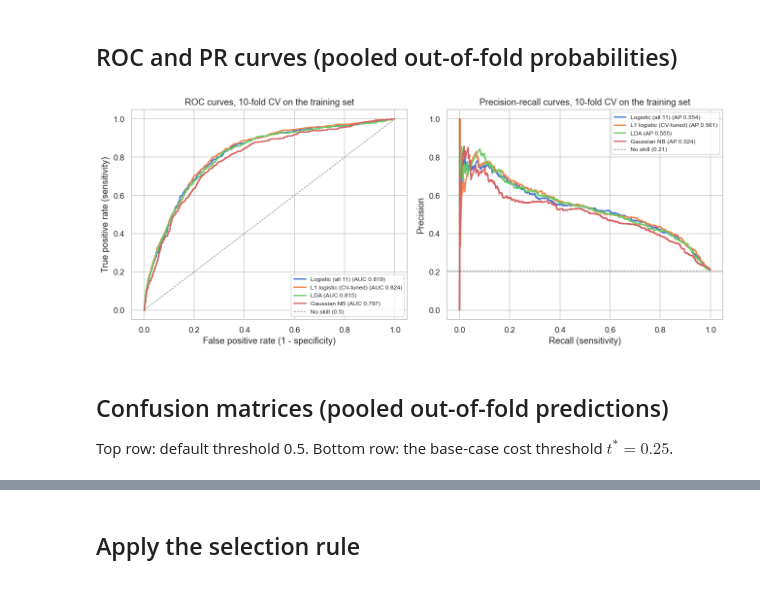
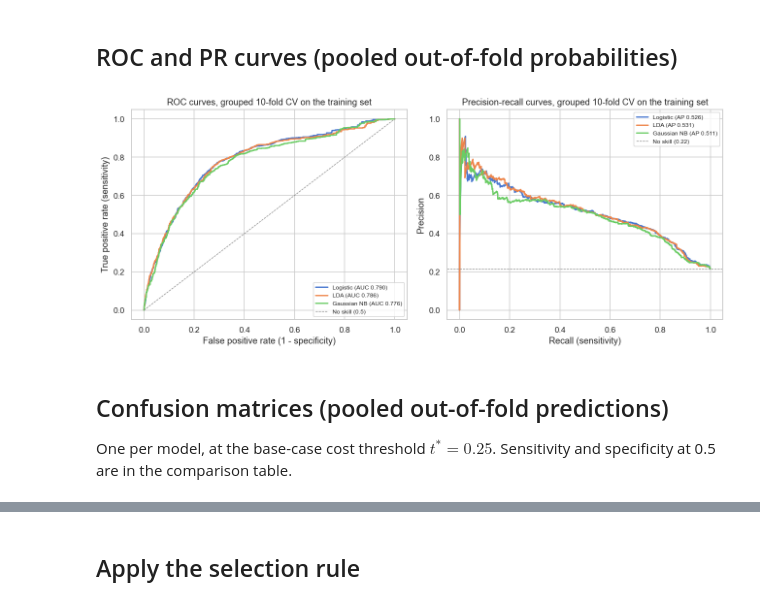
Before and after one commit to ryanc9029/dsa211-wine, a Jupyter notebook: 03_model_comparison.ipynb, the cells around one changed output, grey strips where cells are left out. Saved outputs shown, nothing was run; the diff lists cells and outputs as text; code cells hidden in the pictures.

```diff
--- a/03_model_comparison.ipynb
+++ b/03_model_comparison.ipynb
@@ -39,15 +42,15 @@ from sklearn.base import clone
 from sklearn.metrics import (average_precision_score, roc_auc_score, roc_curve,
                              precision_recall_curve, confusion_matrix)
 
-from wine_utils import (load_train, make_cv, candidate_models, OneSELassoLogit,
-                        expected_cost, C_FP, C_FN_BASE)
+from wine_utils import load_train, make_cv, candidate_models, expected_cost, C_FP, C_FN_BASE
 
 sns.set_theme(style='whitegrid', palette='muted')
 plt.rcParams['figure.dpi'] = 110
 os.makedirs('results', exist_ok=True)
 
-X, y = load_train()
+X, y, groups = load_train()
 cv = make_cv(10)
+splits = list(cv.split(X, y, groups))
 T_STAR = C_FP / (C_FP + C_FN_BASE)
-print(X.shape, 'share good =', y.mean().round(3), ' t* =', T_STAR)
+print(X.shape, '| unique wines =', groups.nunique(), '| share good =', y.mean().round(3), '| t* =', T_STAR)
 # %% [output]
@@ -115,0 +61,9 @@ dtype: float64
+# %%
+fold_info = []
+for k, (tr, va) in enumerate(splits):
+    assert not set(groups.iloc[tr]) & set(groups.iloc[va]), f'wine_id on both sides of fold {k}'
+    fold_info.append({'fold': k, 'validation rows': len(va),
+                      'validation wines': groups.iloc[va].nunique(),
+                      'share good': y.iloc[va].mean()})
+print('No wine_id appears in both the training and validation side of any fold.')
+pd.DataFrame(fold_info).round(3).set_index('fold').T
@@ -128,25 +88,19 @@ def fold_metrics(y_true, prob):
     out[f'Cost/wine @{T_STAR:g}'] = expected_cost(y_true, prob, T_STAR, C_FN_BASE)
     return out
 
-rows, lasso_folds = [], []
-oof = pd.DataFrame({'y': y.values, 'fold': -1}, index=X.index)
+rows = []
+oof = pd.DataFrame({'y': y.values, 'fold': -1, 'wine_id': groups.values}, index=X.index)
+names = list(candidate_models())
 
 with warnings.catch_warnings():
     warnings.simplefilter('ignore', category=RuntimeWarning)
     for name, model in candidate_models().items():
-        for k, (tr, va) in enumerate(cv.split(X, y)):
+        for k, (tr, va) in enumerate(splits):
             m = clone(model).fit(X.iloc[tr], y.iloc[tr])
             prob = m.predict_proba(X.iloc[va])[:, 1]
             oof.iloc[va, oof.columns.get_loc('fold')] = k
             oof.loc[X.index[va], name] = prob
-            if isinstance(m, OneSELassoLogit):
-                n = int((m.pipeline_.named_steps['model'].coef_ != 0).sum())
-                lasso_folds.append({'fold': k, 'degree': m.degree_, 'C': m.C_,
-                                    'terms': n, 'predictors': len(m.predictors_used_)})
-            else:
-                n = X.shape[1]
-            rows.append({'model': name, 'fold': k, 'terms': n,
-                         **fold_metrics(y.iloc[va].values, prob)})
+            rows.append({'model': name, 'fold': k, **fold_metrics(y.iloc[va].values, prob)})
 
 folds = pd.DataFrame(rows)
 print('done:', folds['model'].nunique(), 'models x', folds['fold'].nunique(), 'folds')
@@ -190,32 +128,31 @@ table
 # %% [markdown]
 ## ROC and PR curves (pooled out-of-fold probabilities)
 # %%
-names = list(candidate_models())
 fig, axes = plt.subplots(1, 2, figsize=(12, 5))
 
 for name in names:
     fpr, tpr, _ = roc_curve(oof['y'], oof[name])
     axes[0].plot(fpr, tpr, lw=1.8,
                  label=f"{name} (AUC {mean.loc[name, 'ROC-AUC']:.3f})")
     prec, rec, _ = precision_recall_curve(oof['y'], oof[name])
     axes[1].plot(rec, prec, lw=1.8,
                  label=f"{name} (AP {mean.loc[name, 'PR-AUC']:.3f})")
 
 axes[0].plot([0, 1], [0, 1], color='grey', ls='--', lw=0.8, label='No skill (0.5)')
 axes[0].set(xlabel='False positive rate (1 - specificity)',
             ylabel='True positive rate (sensitivity)',
-            title='ROC curves, 10-fold CV on the training set')
+            title='ROC curves, grouped 10-fold CV on the training set')
 axes[1].axhline(y.mean(), color='grey', ls='--', lw=0.8,
                 label=f'No skill ({y.mean():.2f})')
 axes[1].set(xlabel='Recall (sensitivity)', ylabel='Precision',
-            title='Precision-recall curves, 10-fold CV on the training set')
+            title='Precision-recall curves, grouped 10-fold CV on the training set')
 for ax in axes:
     ax.legend(fontsize=8, loc='lower right' if ax is axes[0] else 'upper right')
 plt.tight_layout()
 plt.show()
 # %% [output]
-[figure, old version]
+[figure, new version]
 # %% [markdown]
 ## Confusion matrices (pooled out-of-fold predictions)
-Top row: default threshold 0.5. Bottom row: the base-case cost threshold $t^* = 0.25$.
+One per model, at the base-case cost threshold $t^* = 0.25$. Sensitivity and specificity at 0.5 are in the comparison table.
 # %%
```
Also changed, not shown: parts of 18 cells of this notebook, 3 other files.
